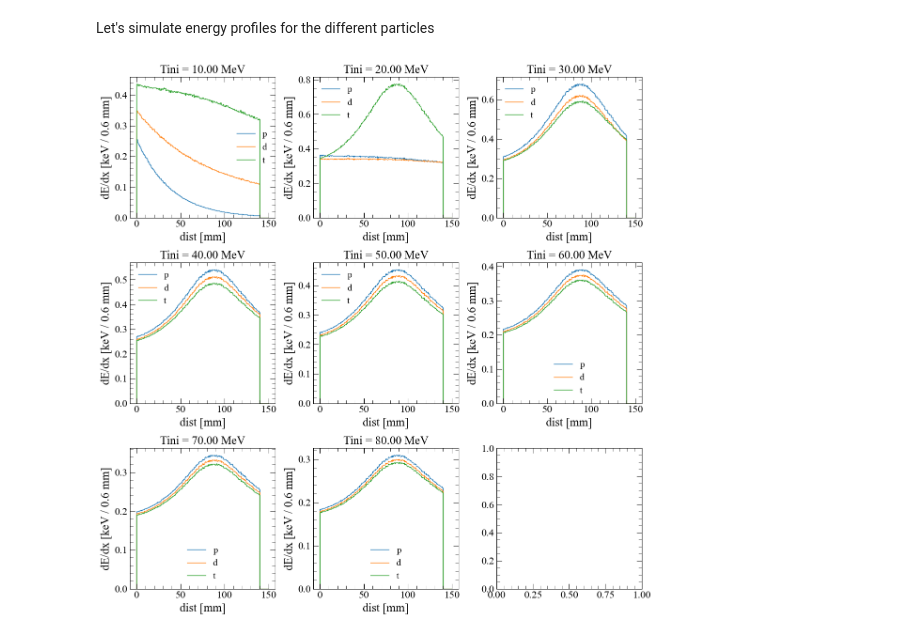
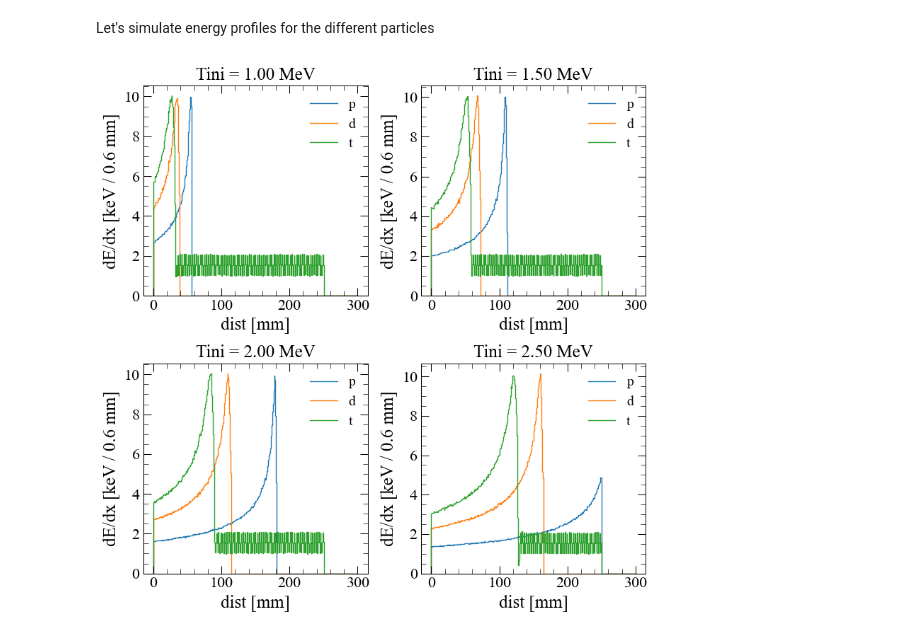
Before and after one commit to loopset/e796-analysis, a Jupyter notebook: Simulation/ML/view_data.ipynb, the cells around one changed output. Drawn from its saved outputs; the diff is of its cells as text; code cells hidden in the pictures.

Commit message:
bugfixes and update of figures for paper

```diff
--- a/Simulation/ML/view_data.ipynb
+++ b/Simulation/ML/view_data.ipynb
@@ -104,43 +104,47 @@ def build_profile(el: phys.EnergyLoss, key: str, Tini: float, dist: float, h: hi
         Taux = Tini
         for i in range(nstep):
             Tafter = el.slow(key, Taux, dx)
+            if Tafter <= 0:
+                break
             deltaE = (Taux - Tafter) * 1e3
+            if deltaE < 0:
+                deltaE = 0
             deltaE = np.random.normal(deltaE, deltaE * 0.05)
             Taux = Tafter
             h.fill(dx * i, sample=[deltaE])
 
-h = hist.Hist.new.Reg(200, 0, 150, label="dist [mm]").Mean()
+h = hist.Hist.new.Reg(350, 0, 300, label="dist [mm]").Mean()
 
 el = phys.EnergyLoss()
 el.read("p", "./Inputs/SRIM/1H_900mb_CF4_90-10.txt")
 el.read("d", "./Inputs/SRIM/2H_900mb_CF4_90-10.txt")
 el.read("t", "./Inputs/SRIM/3H_900mb_CF4_90-10.txt")
 # el.read("11Li", "./Inputs/SRIM/11Li_900mb_CF4_90-10.txt")
 
-dist = 140
-energies = np.arange(10, 90, 10)
+dist = 250
+energies = np.arange(1, 3, 0.5)
 n = int(np.ceil(np.sqrt(len(energies))))
 fig, axs = plt.subplots(n, n, figsize=(4*n, 4*n))
 for i, e in enumerate(energies):
     ax = axs.flat[i]
-    hit = h.copy()
-    hit.reset()
     for p in el.keys:
-        build_profile(el, p, e, dist, h)
-        h.plot(ax=ax, histtype="step", yerr=False, label=p)
+        hit = h.copy()
+        hit.reset()
+        build_profile(el, p, e, dist, hit)
+        hit.plot(ax=ax, histtype="step", yerr=False, label=p)
     ax.set_title(f"Tini = {e:.2f} MeV")
     ax.set_ylabel("dE/dx [keV / 0.6 mm]")
     ax.legend()
 fig.tight_layout()
 
 # hs = [h.copy() for i in range(len(el.keys))]
 
 # Tini =  30
 # dist = 110
 # for i, p in enumerate(el.keys):
 #     build_profile(el, p, Tini, dist, hs[i])
 #     hs[i].plot(histtype="step", yerr=False, label=p)
 # plt.ylabel("dE/dx [keV / 0.6 mm]")
 # plt.legend()
 # %% [output]
-[figure, old version]
+[figure, new version]
```
Also changed, not shown: 6 other files.
